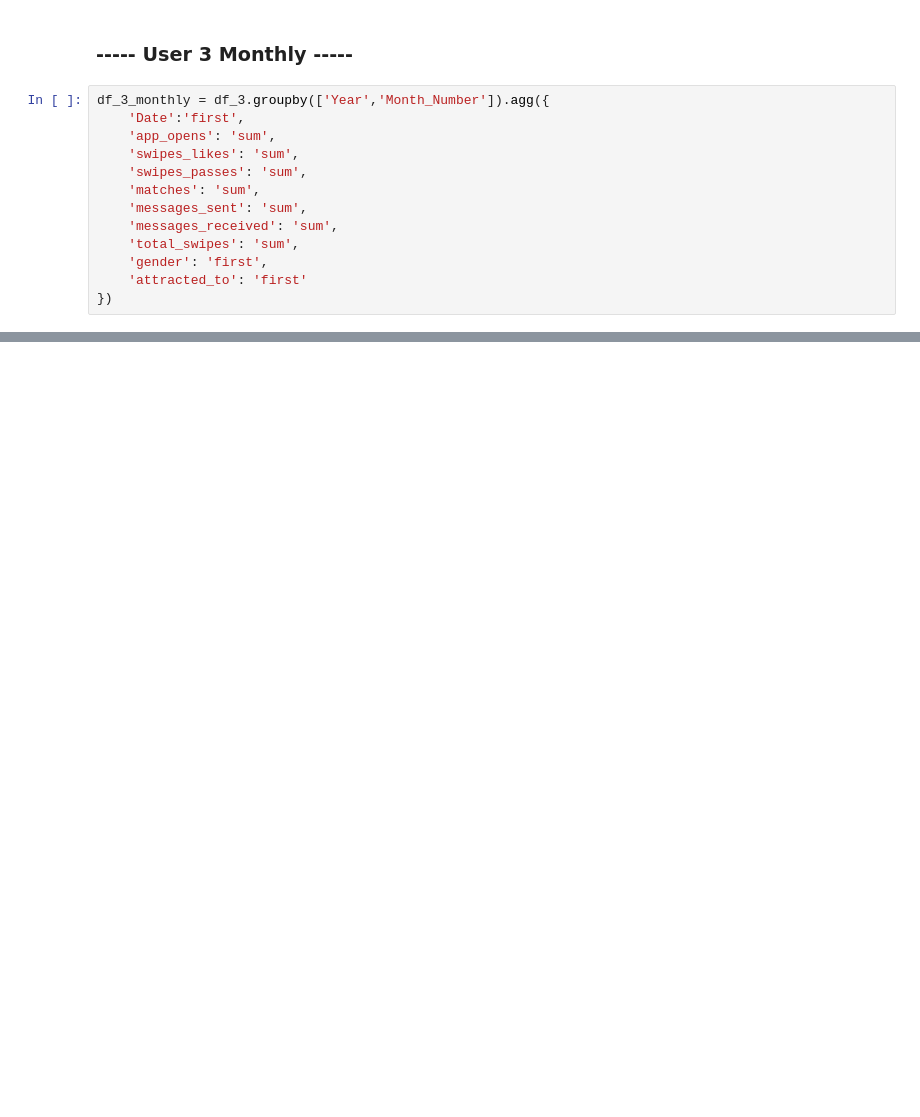
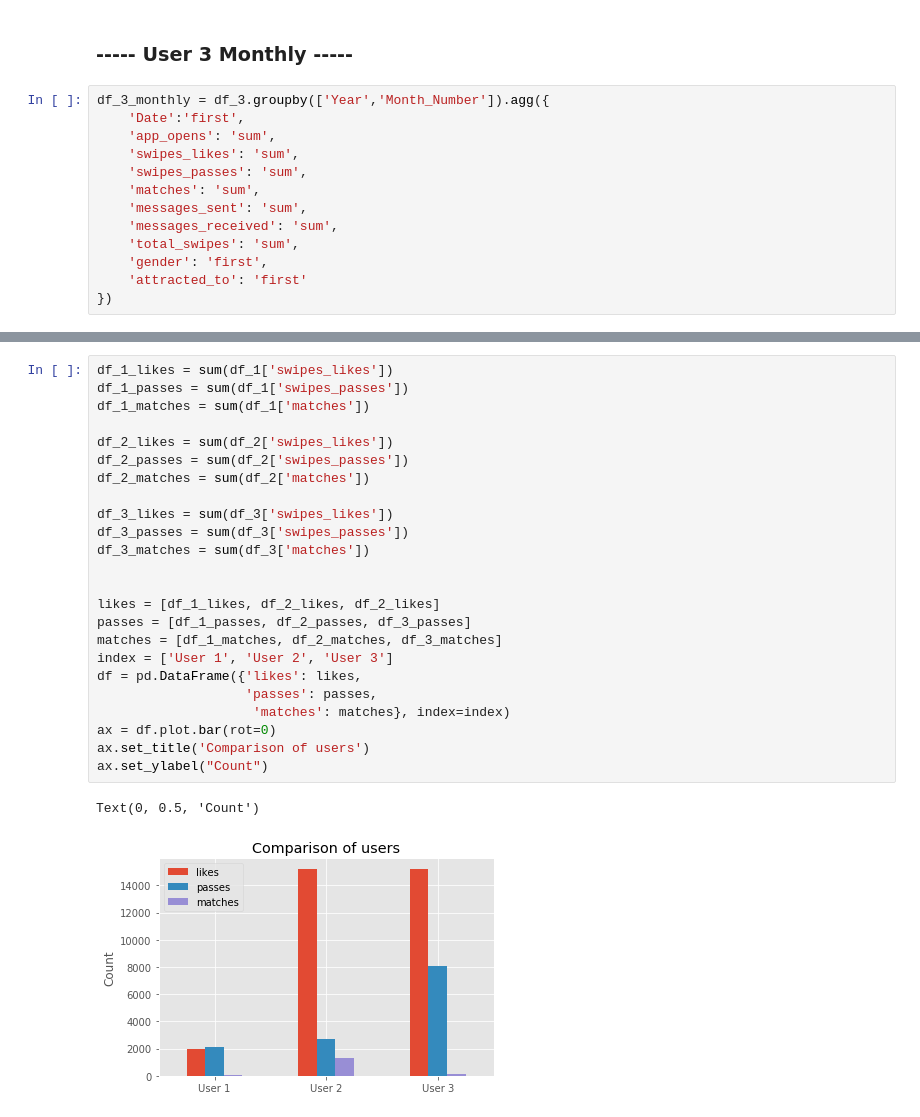
Before and after one commit to zaltaie/TinderBot, a Jupyter notebook: visuals.ipynb, the cells around one changed output, grey strips where cells are left out. Drawn from its saved outputs; the diff is of its cells as text; blank space fills up the shorter version.

Commit message:
New graphs

```diff
--- a/visuals.ipynb
+++ b/visuals.ipynb
@@ -402,0 +357,27 @@ Text(0.5, 1.0, 'Monthly messages')
+# %%
+df_1_likes = sum(df_1['swipes_likes'])
+df_1_passes = sum(df_1['swipes_passes'])
+df_1_matches = sum(df_1['matches'])
+
+df_2_likes = sum(df_2['swipes_likes'])
+df_2_passes = sum(df_2['swipes_passes'])
+df_2_matches = sum(df_2['matches'])
+
+df_3_likes = sum(df_3['swipes_likes'])
+df_3_passes = sum(df_3['swipes_passes'])
+df_3_matches = sum(df_3['matches'])
+
+
+likes = [df_1_likes, df_2_likes, df_2_likes]
+passes = [df_1_passes, df_2_passes, df_3_passes]
+matches = [df_1_matches, df_2_matches, df_3_matches]
+index = ['User 1', 'User 2', 'User 3']
+df = pd.DataFrame({'likes': likes,
+                   'passes': passes,
+                    'matches': matches}, index=index)
+ax = df.plot.bar(rot=0)
+ax.set_title('Comparison of users')
+ax.set_ylabel("Count")
+# %% [output]
+Text(0, 0.5, 'Count')
+[figure, added]
```
Also changed, not shown: parts of 14 cells of this notebook.
